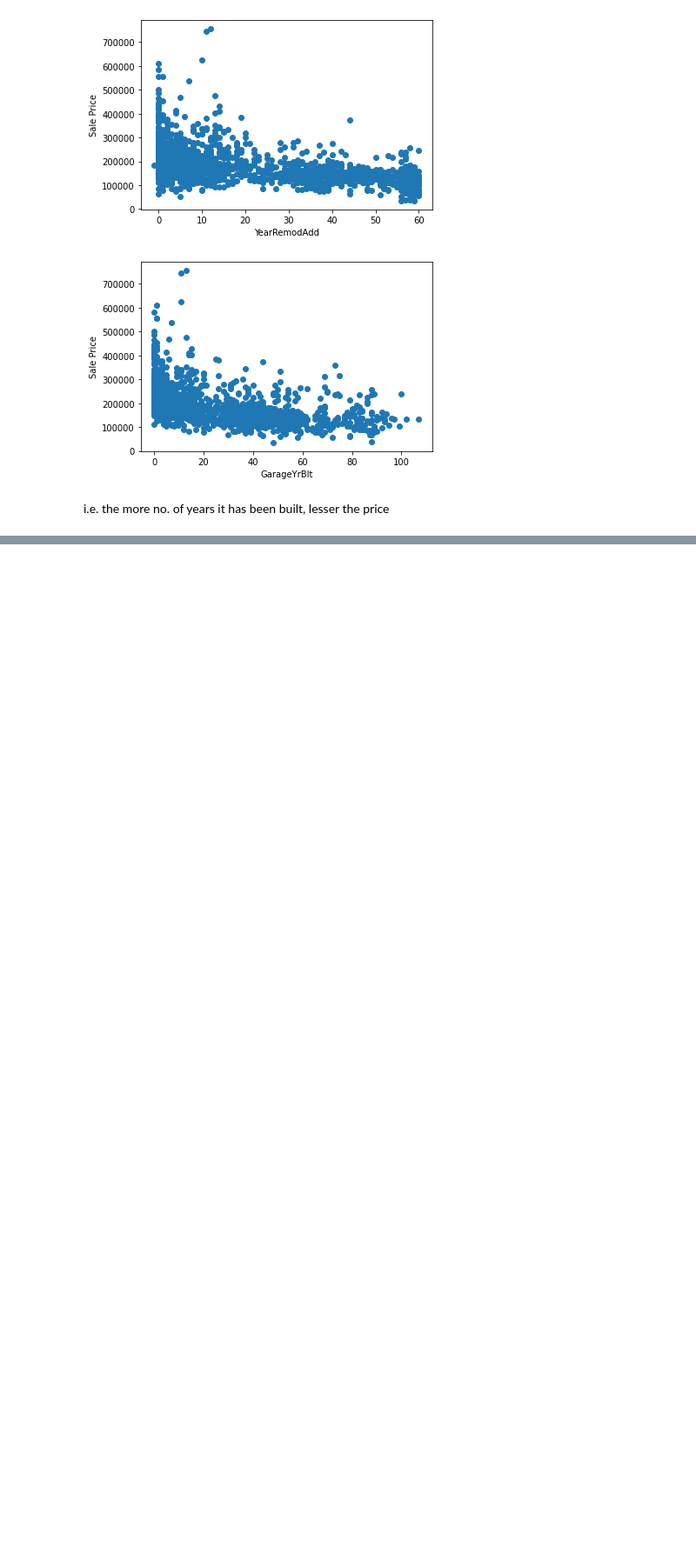
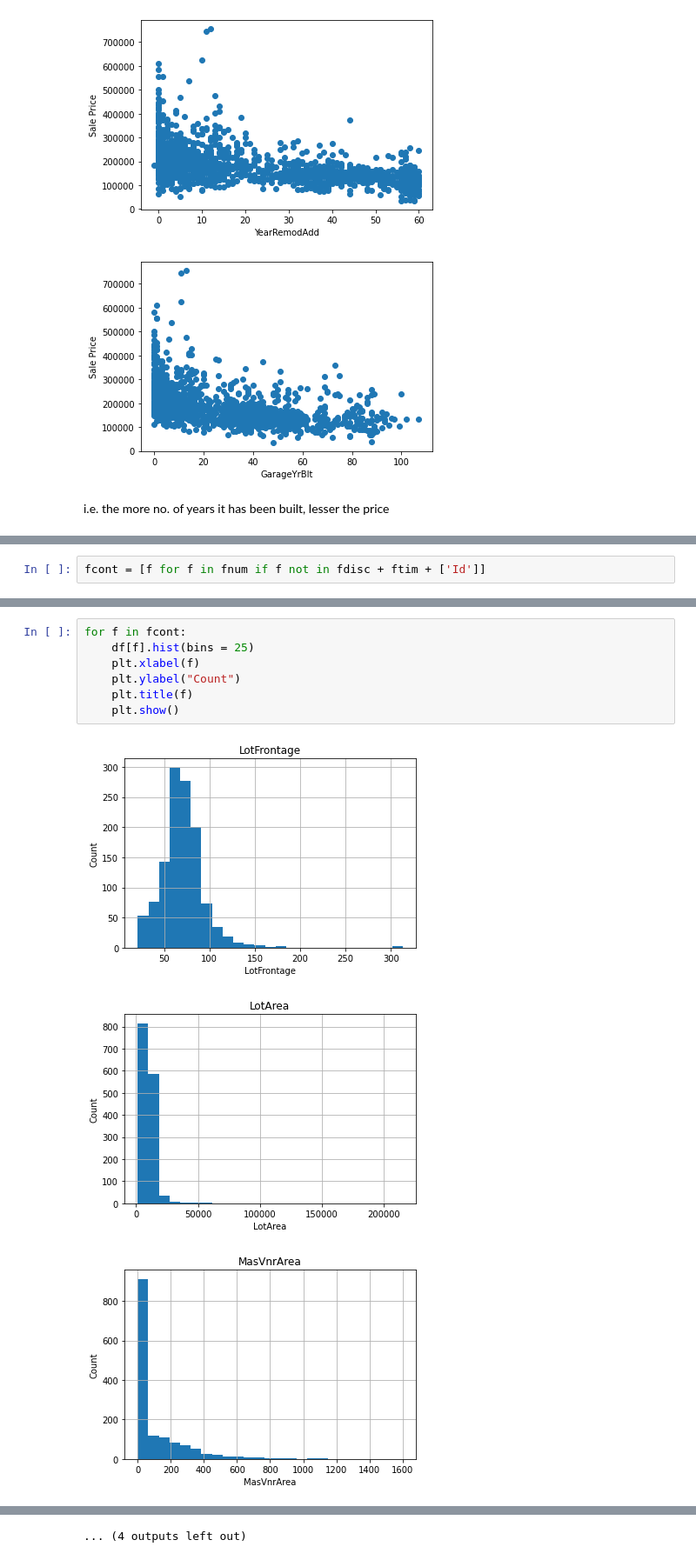
Before and after one commit to ayush02av/mlprac, a Jupyter notebook: Exploratory Data Analysis/Advanced House Prices Prediction/EDA.ipynb, the cells around one changed output, grey strips where cells are left out. Shown at 87% size. Saved outputs shown, nothing was run; the diff lists cells and outputs as text; blank space fills up the shorter version.

```diff
--- a/Exploratory Data Analysis/Advanced House Prices Prediction/EDA.ipynb
+++ b/Exploratory Data Analysis/Advanced House Prices Prediction/EDA.ipynb
@@ -140,0 +197,2 @@ i.e. the more no. of years it has been built, lesser the price
+# %%
+fcont = [f for f in fnum if f not in fdisc + ftim + ['Id']]
@@ -140,0 +218,11 @@ i.e. the more no. of years it has been built, lesser the price
+# %%
+for f in fcont:
+    df[f].hist(bins = 25)
+    plt.xlabel(f)
+    plt.ylabel("Count")
+    plt.title(f)
+    plt.show()
+# %% [output]
+[figure, added]
+[figure, added]
+[figure, added]
@@ -140,0 +238 @@ i.e. the more no. of years it has been built, lesser the price
+... (4 outputs left out)
```
Also changed, not shown: parts of 8 cells of this notebook.
